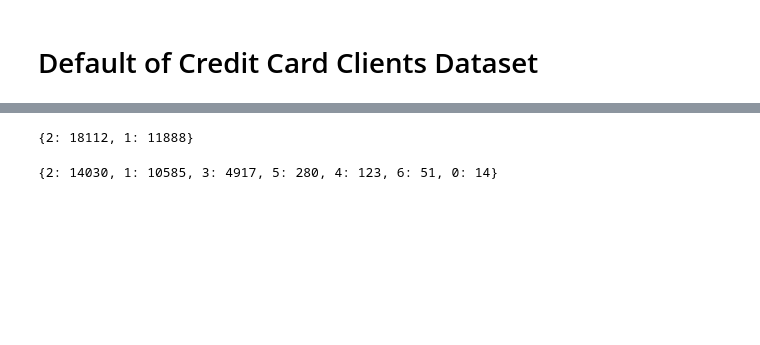
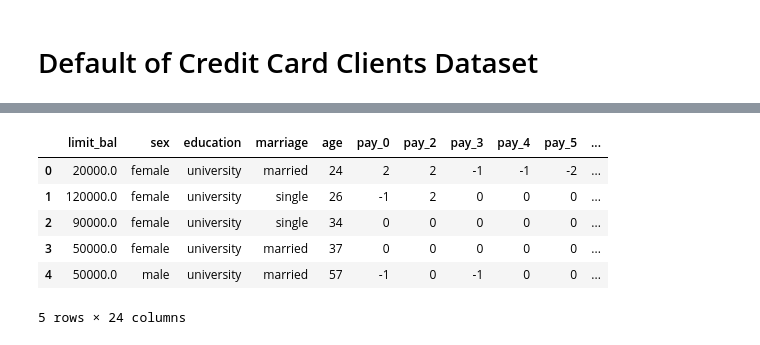
Before and after one commit to filipeoliveirabr/default-credit, a Jupyter notebook: Default of Credit.ipynb, the cells around one changed output, grey strips where cells are left out. Saved outputs shown, nothing was run; the diff lists cells and outputs as text; code cells hidden in the pictures; blank space fills up the shorter version.

```diff
--- a/Default of Credit.ipynb
+++ b/Default of Credit.ipynb
@@ -69,4 +4,0 @@ def describe_factor(raw_data):
-# %%
-print(describe_factor(df['SEX']))
-# %% [output]
-{2: 18112, 1: 11888}
@@ -75,4 +4,0 @@ print(describe_factor(df['SEX']))
-# %%
-print( describe_factor(df["EDUCATION"] ))
-# %% [output]
-{2: 14030, 1: 10585, 3: 4917, 5: 280, 4: 123, 6: 51, 0: 14}
@@ -81,0 +5,43 @@ print( describe_factor(df["EDUCATION"] ))
+# %%
+%matplotlib inline
+import pandas as pd
+import numpy as np
+from matplotlib.pylab import plt
+
+from sklearn.ensemble import GradientBoostingClassifier, RandomForestClassifier
+from sklearn.model_selection import train_test_split, cross_val_score
+from sklearn import preprocessing, metrics
+from sklearn.metrics import accuracy_score
+from numpy import corrcoef, sum, log, arange
+from sklearn.linear_model import LogisticRegression
+from sklearn.linear_model import LogisticRegression
+from sklearn.naive_bayes import GaussianNB
+from sklearn.svm import SVR
+from sklearn.neighbors import KNeighborsClassifier
+from sklearn import preprocessing,cross_validation, svm, neighbors
+from sklearn.svm import LinearSVC
+from sklearn.tree import DecisionTreeClassifier
+import itertools
+
+df = pd.read_csv('UCI_Credit_Card.csv')
+df.columns = df.columns.str.lower()
+df.drop('id', axis=1, inplace=True) # we do not need id
+# %%
+df['sex'] = df['sex'].map({2:'female', 1:'male'})
+df['marriage'] = df['marriage'].map({1:'married', 2:'single', 3:'other', 0: 'other'})
+df['education'] = df['education'].map({1:'graduate school', 2:'university', 3:'high school', 4:'others', 5:'unknown', 6:'unknown', 0:'unknown'})
+
+df['pay_0'] = df['pay_0'].astype(str)
+df['pay_2'] = df['pay_2'].astype(str)
+df['pay_3'] = df['pay_3'].astype(str)
+df['pay_4'] = df['pay_4'].astype(str)
+
+df.head()
+# %% [output]
+|  | limit_bal | sex | education | marriage | age | pay_0 | pay_2 | pay_3 | pay_4 | pay_5 | ... |
+| 0 | 20000.0 | female | university | married | 24 | 2 | 2 | -1 | -1 | -2 | ... |
+| 1 | 120000.0 | female | university | single | 26 | -1 | 2 | 0 | 0 | 0 | ... |
+| 2 | 90000.0 | female | university | single | 34 | 0 | 0 | 0 | 0 | 0 | ... |
+| 3 | 50000.0 | female | university | married | 37 | 0 | 0 | 0 | 0 | 0 | ... |
+| 4 | 50000.0 | male | university | married | 57 | -1 | 0 | -1 | 0 | 0 | ... |
+5 rows × 24 columns
```
Also changed, not shown: parts of 18 cells of this notebook.
